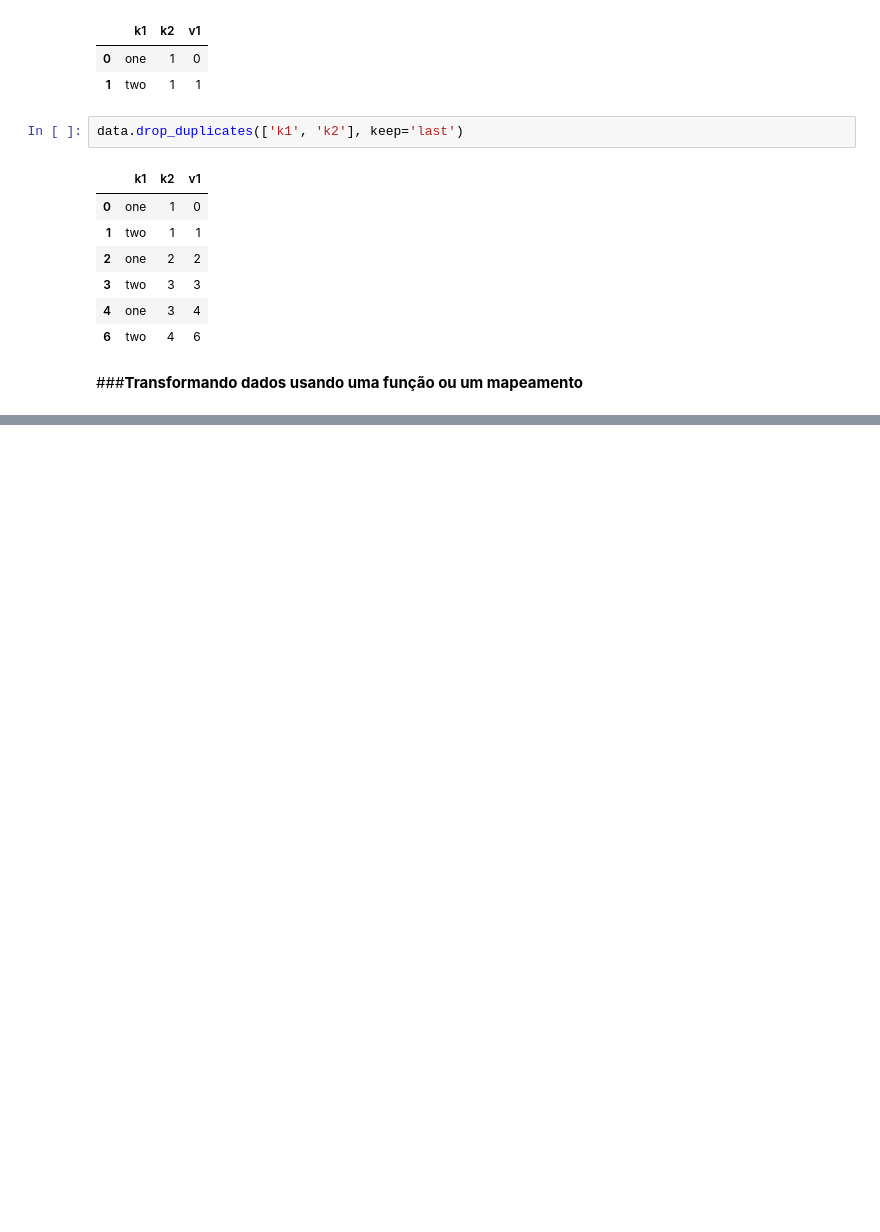
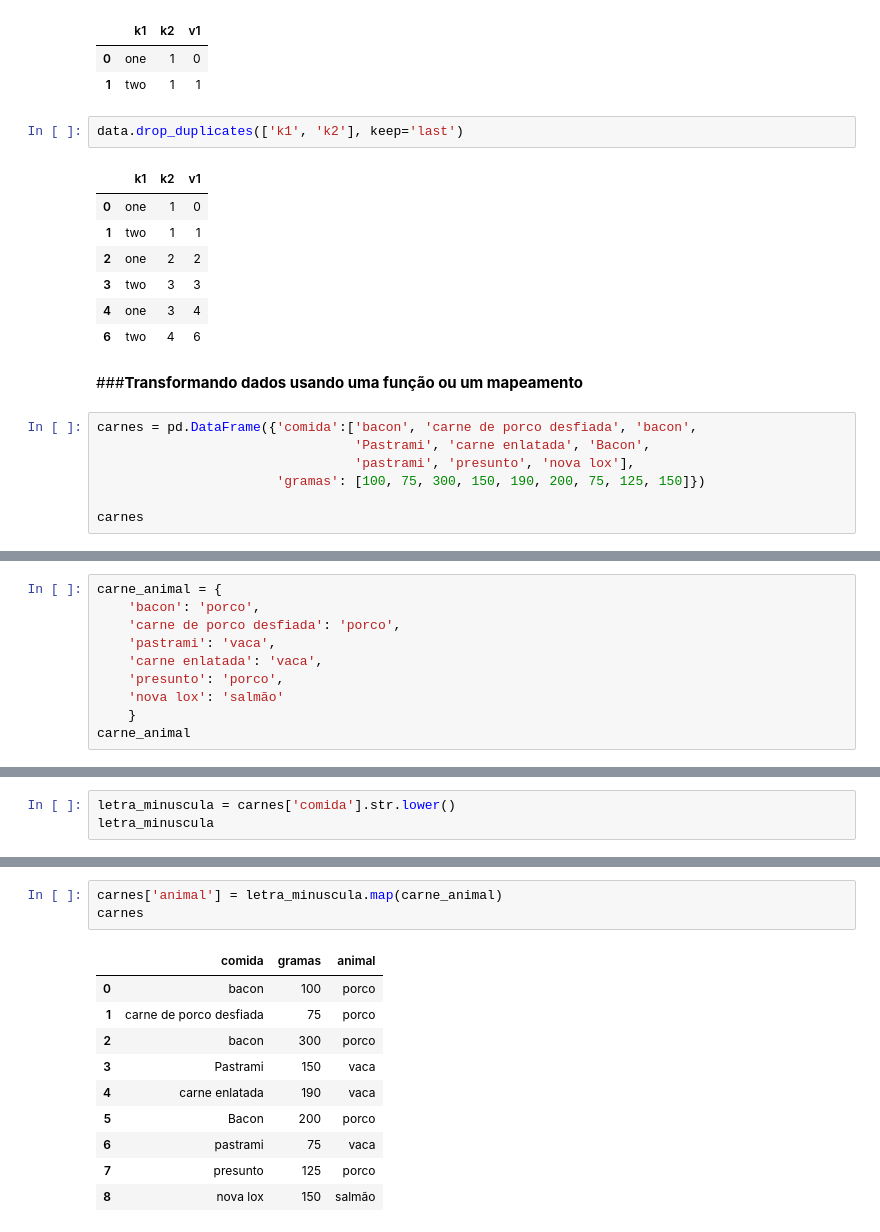
Before and after one commit to M-I-N1985/python_para_analise_de_dados_wes_mckinney, a Jupyter notebook: capitulo_7_wes_mckinney.ipynb, the cells around one changed output, grey strips where cells are left out. Drawn from its saved outputs; the diff is of its cells as text; blank space fills up the shorter version.

```diff
--- a/capitulo_7_wes_mckinney.ipynb
+++ b/capitulo_7_wes_mckinney.ipynb
@@ -314,3 +314,10 @@ data.drop_duplicates(['k1', 'k2'], keep='last')
 | 6 | two | 4 | 6 |
 # %% [markdown]
 ###**Transformando dados usando uma função ou um mapeamento**
+# %%
+carnes = pd.DataFrame({'comida':['bacon', 'carne de porco desfiada', 'bacon',
+                                 'Pastrami', 'carne enlatada', 'Bacon',
+                                 'pastrami', 'presunto', 'nova lox'],
+                       'gramas': [100, 75, 300, 150, 190, 200, 75, 125, 150]})
+
+carnes
@@ -316,0 +335,10 @@ data.drop_duplicates(['k1', 'k2'], keep='last')
+# %%
+carne_animal = {
+    'bacon': 'porco',
+    'carne de porco desfiada': 'porco',
+    'pastrami': 'vaca',
+    'carne enlatada': 'vaca',
+    'presunto': 'porco',
+    'nova lox': 'salmão'
+    }
+carne_animal
@@ -316,0 +352,3 @@ data.drop_duplicates(['k1', 'k2'], keep='last')
+# %%
+letra_minuscula = carnes['comida'].str.lower()
+letra_minuscula
@@ -316,0 +366,14 @@ data.drop_duplicates(['k1', 'k2'], keep='last')
+# %%
+carnes['animal'] = letra_minuscula.map(carne_animal)
+carnes
+# %% [output]
+|  | comida | gramas | animal |
+| 0 | bacon | 100 | porco |
+| 1 | carne de porco desfiada | 75 | porco |
+| 2 | bacon | 300 | porco |
+| 3 | Pastrami | 150 | vaca |
+| 4 | carne enlatada | 190 | vaca |
+| 5 | Bacon | 200 | porco |
+| 6 | pastrami | 75 | vaca |
+| 7 | presunto | 125 | porco |
+| 8 | nova lox | 150 | salmão |
```
Also changed, not shown: parts of 47 cells of this notebook.
